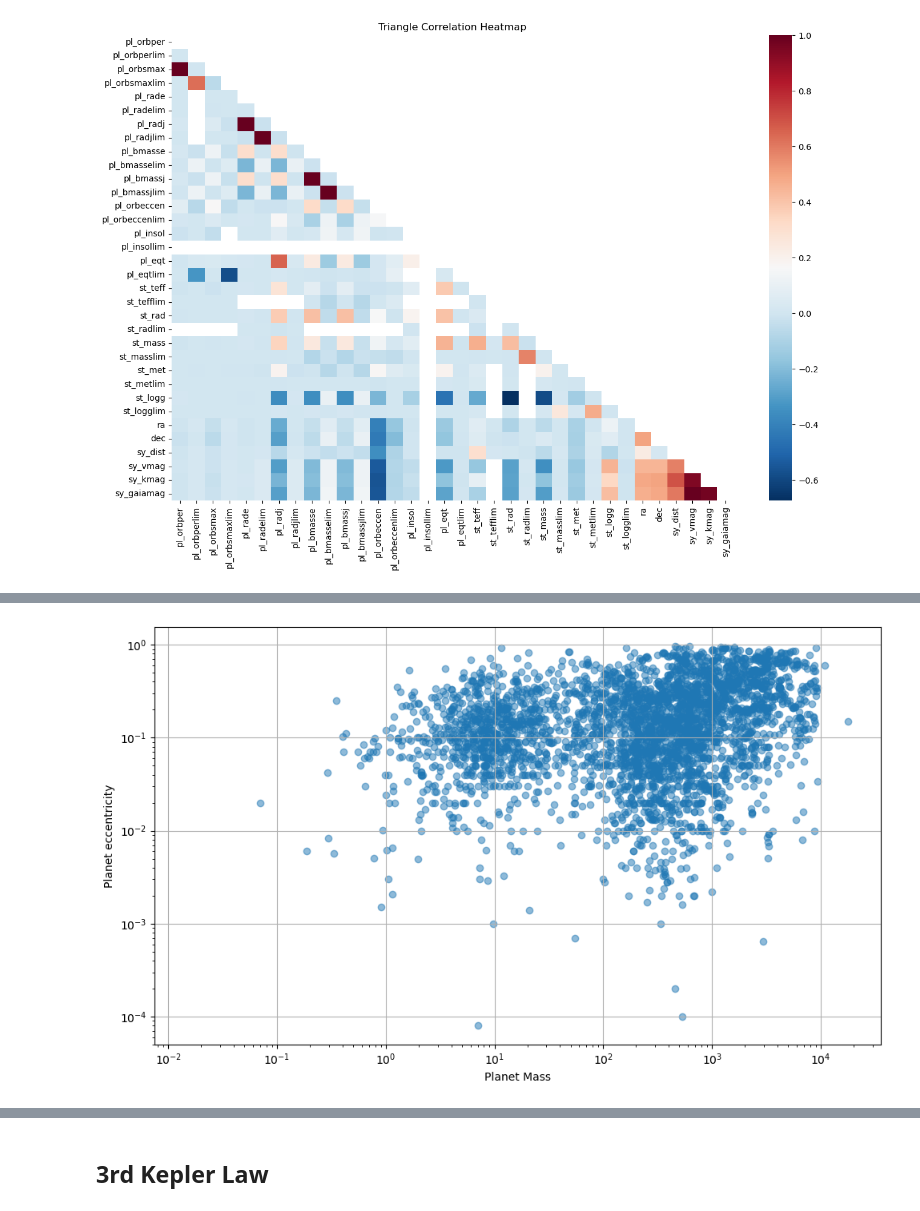
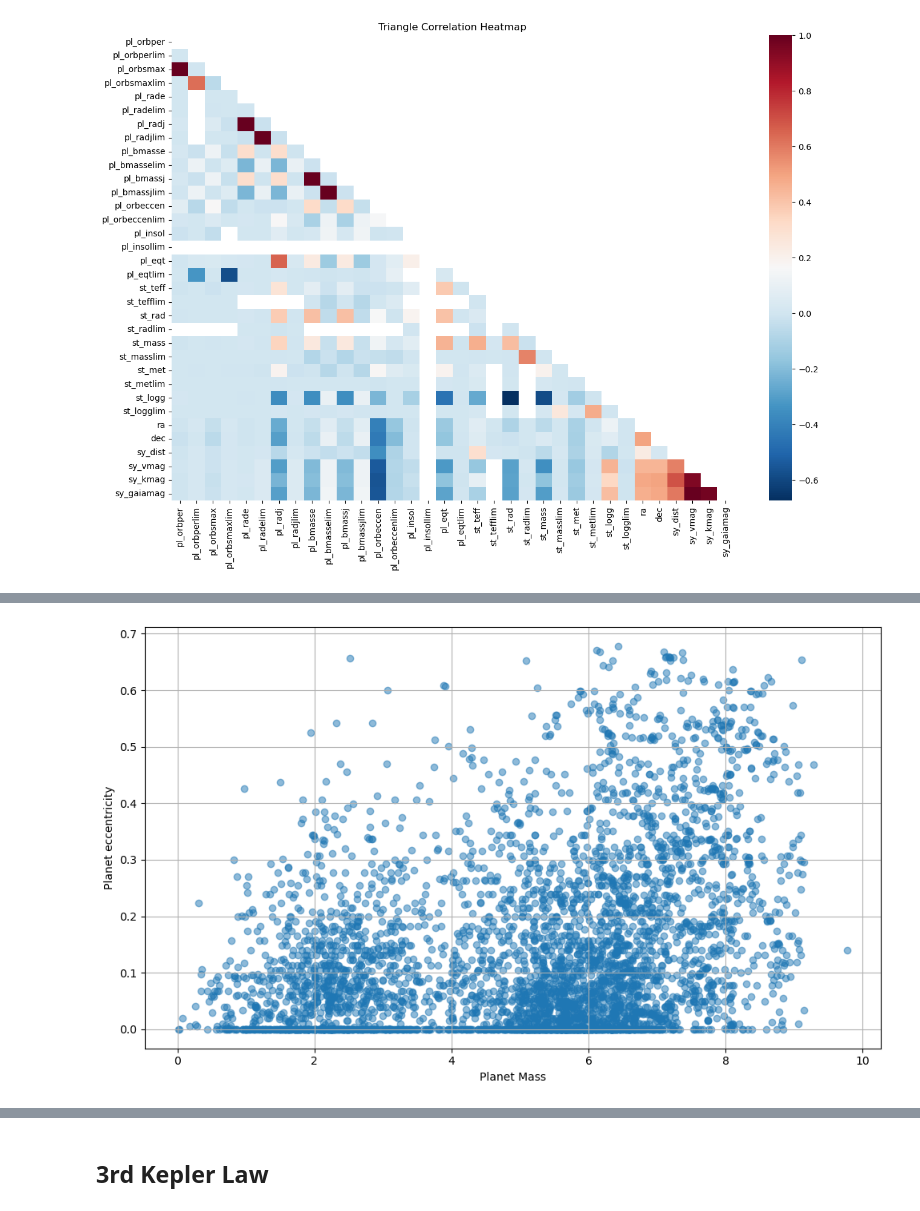
Before and after one commit to 314sirius/ML-examples, a Jupyter notebook: Example3/Exoplanets.ipynb, the cells around one changed output, grey strips where cells are left out. Cells and saved outputs as stored; diff of their text form; code cells hidden in the pictures.

```diff
--- a/Example3/Exoplanets.ipynb
+++ b/Example3/Exoplanets.ipynb
@@ -172,0 +175,4 @@ plt.show()
+# %%
+skew_columns=(floats_main.skew().sort_values(ascending=False))
+skew_columns=skew_columns.loc[skew_columns>0.75]
+skew_columns
@@ -172,0 +197,3 @@ plt.show()
+# %%
+for col in skew_columns.index.tolist():
+    floats_main[col]=np.log1p(floats_main[col])
@@ -172,0 +202,19 @@ plt.show()
+# %%
+from sklearn.preprocessing import StandardScaler
+
+sc=StandardScaler()
+floats_main_scaled=floats_main.copy()
+
+floats_main.replace([np.inf, -np.inf], np.nan, inplace=True)
+
+for col in floats_main.columns:
+
+    nan_mask=floats_main[col].isnull()
+
+    col_values=np.array(floats_main[col]).reshape(-1,1)
+
+    scaled_col=sc.fit_transform(col_values[~nan_mask])
+
+    floats_main_scaled.loc[~nan_mask, col]=scaled_col.flatten()
+
+floats_main_scaled.head()
@@ -211,19 +250,19 @@ plt.show()
 # %%
 plt.figure(figsize=(10, 6))
 plt.scatter(x=floats_main['pl_bmasse'], y=floats_main['pl_orbeccen'], alpha=0.5)
 plt.xlabel("Planet Mass")
 plt.ylabel("Planet eccentricity")
 #plt.title('Scatter Plot of Orbital Period vs Semi-Major Axis')
 
 #plt.legend(title='Planet Mass (Earth Masses)', scatterpoints=1, loc='upper left', fontsize=8,
 #           labelspacing=1.5, title_fontsize=10, handlelength=2, handletextpad=2, markerscale=0.5, fancybox=True)
 
-plt.xscale('log')
-plt.yscale('log')
+#plt.xscale('log')
+#plt.yscale('log')
 
 plt.grid(True)
 #plt.legend()
 plt.tight_layout()
 plt.show()
 # %% [output]
-[figure, old version]
+[figure, new version]
```
Also changed, not shown: parts of 40 cells of this notebook.
